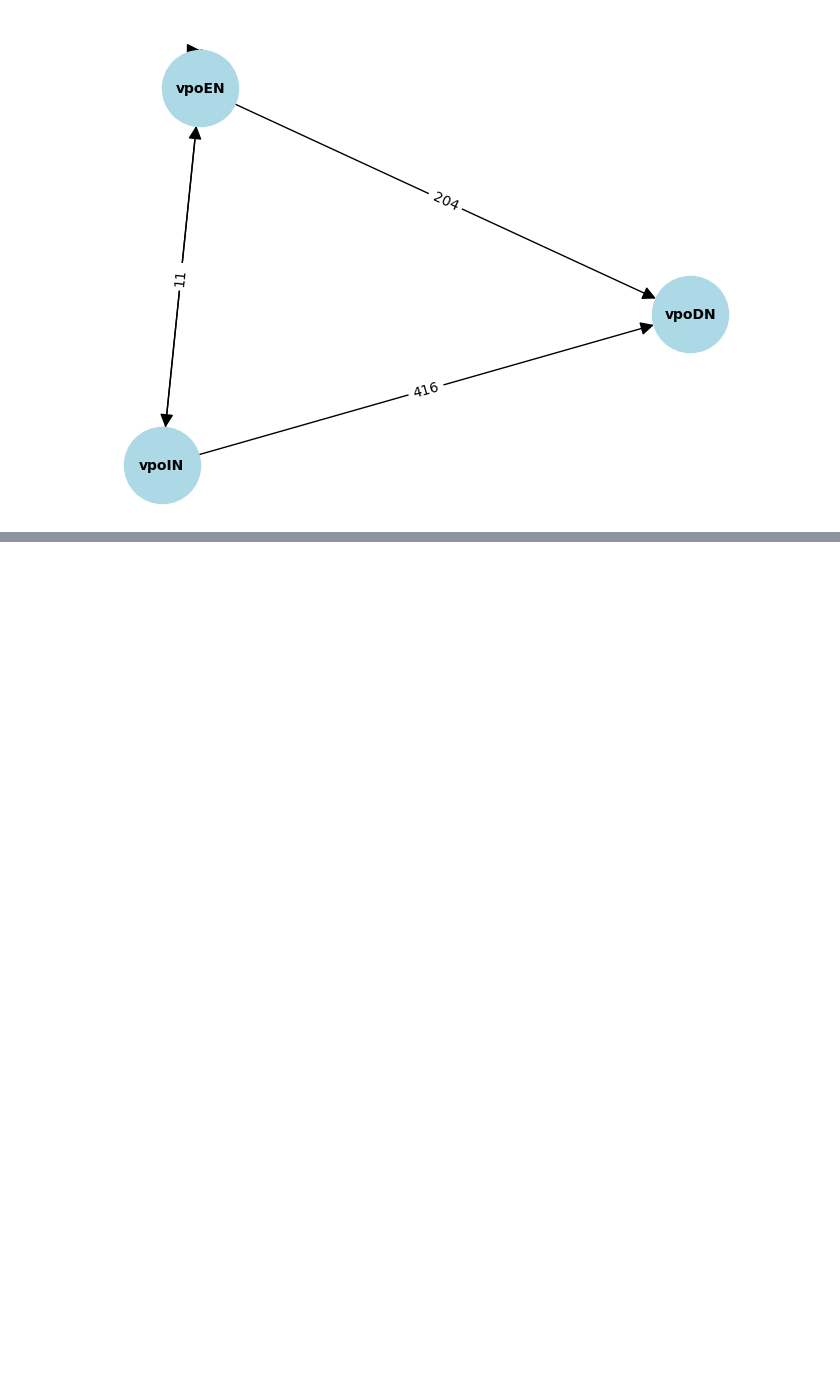
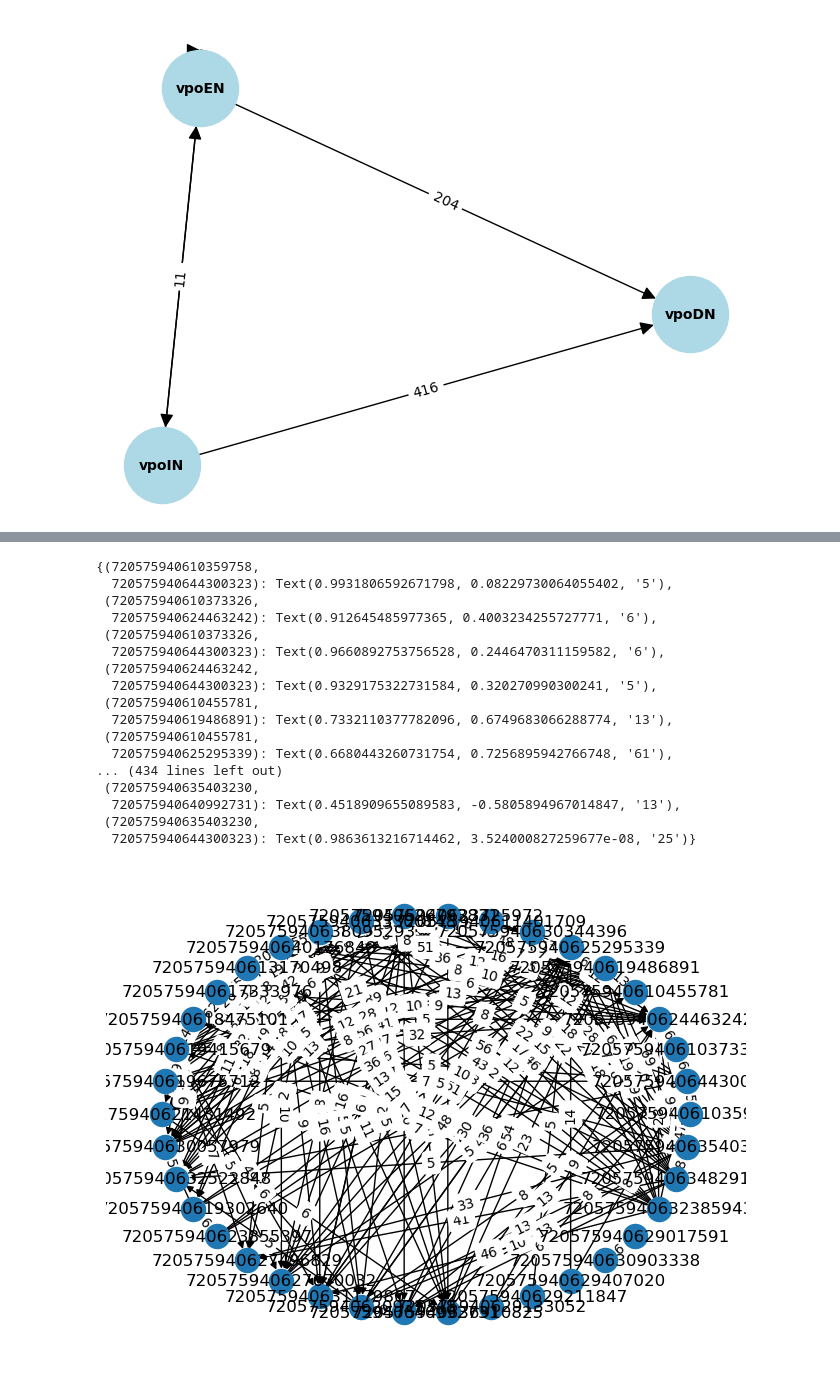
Before and after one commit to Gutierrez-lab/auditory-analysis, a Jupyter notebook: vpo_triad.ipynb, the cells around one changed output, grey strips where cells are left out. Drawn from its saved outputs; the diff is of its cells as text; code cells hidden in the pictures; blank space fills up the shorter version.

```diff
--- a/vpo_triad.ipynb
+++ b/vpo_triad.ipynb
@@ -243,0 +363,7 @@ nx.draw_networkx_edge_labels(G, pos, edge_labels=edge_labels)
+# %%
+# ids
+sexy_neuron_ids = sexy_neurons['id'].tolist()
+# %%
+# get connections between sexy neurons
+sexy_conns = conns[conns['pre_root_id'].isin(sexy_neuron_ids) & conns['post_root_id'].isin(sexy_neuron_ids)]
+sexy_conns
@@ -243,0 +384,4 @@ nx.draw_networkx_edge_labels(G, pos, edge_labels=edge_labels)
+# %%
+# groupby to eliminate duplicate pairs
+sexy_conns = sexy_conns[['pre_root_id', 'post_root_id', 'syn_count']].groupby(['pre_root_id', 'post_root_id']).sum().reset_index()
+sexy_conns
@@ -243,0 +402,30 @@ nx.draw_networkx_edge_labels(G, pos, edge_labels=edge_labels)
+# %%
+# make a networkx graph
+G = nx.from_pandas_edgelist(sexy_conns, 'pre_root_id', 'post_root_id', ['syn_count'], create_using=nx.DiGraph())
+# %%
+# draw the nodes and edges
+#pos = nx.spring_layout(G, seed=42)  # positions for all nodes
+pos = nx.circular_layout(G)  # positions for all nodes
+
+nx.draw(G, pos, with_labels=True)
+edge_labels = nx.get_edge_attributes(G, 'syn_count')
+nx.draw_networkx_edge_labels(G, pos, edge_labels=edge_labels)
+# %% [output]
+{(720575940610359758,
+  720575940644300323): Text(0.9931806592671798, 0.08229730064055402, '5'),
+ (720575940610373326,
+  720575940624463242): Text(0.912645485977365, 0.4003234255727771, '6'),
+ (720575940610373326,
+  720575940644300323): Text(0.9660892753756528, 0.2446470311159582, '6'),
+ (720575940624463242,
+  720575940644300323): Text(0.9329175322731584, 0.320270990300241, '5'),
+ (720575940610455781,
+  720575940619486891): Text(0.7332110377782096, 0.6749683066288774, '13'),
+ (720575940610455781,
+  720575940625295339): Text(0.6680443260731754, 0.7256895942766748, '61'),
+... (434 lines left out)
+ (720575940635403230,
+  720575940640992731): Text(0.4518909655089583, -0.5805894967014847, '13'),
+ (720575940635403230,
+  720575940644300323): Text(0.9863613216714462, 3.524000827259677e-08, '25')}
+[figure, added]
```
Also changed, not shown: parts of 31 cells of this notebook, 13 other files.
